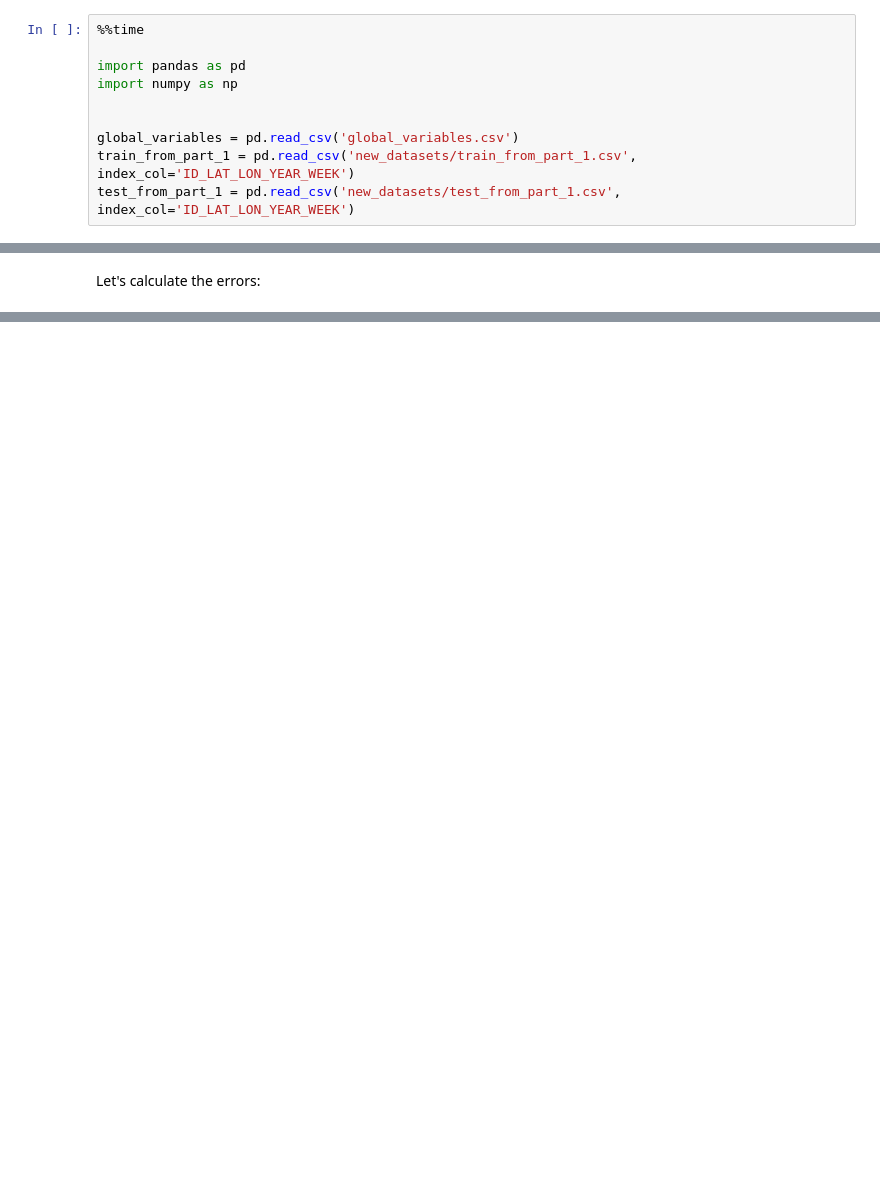
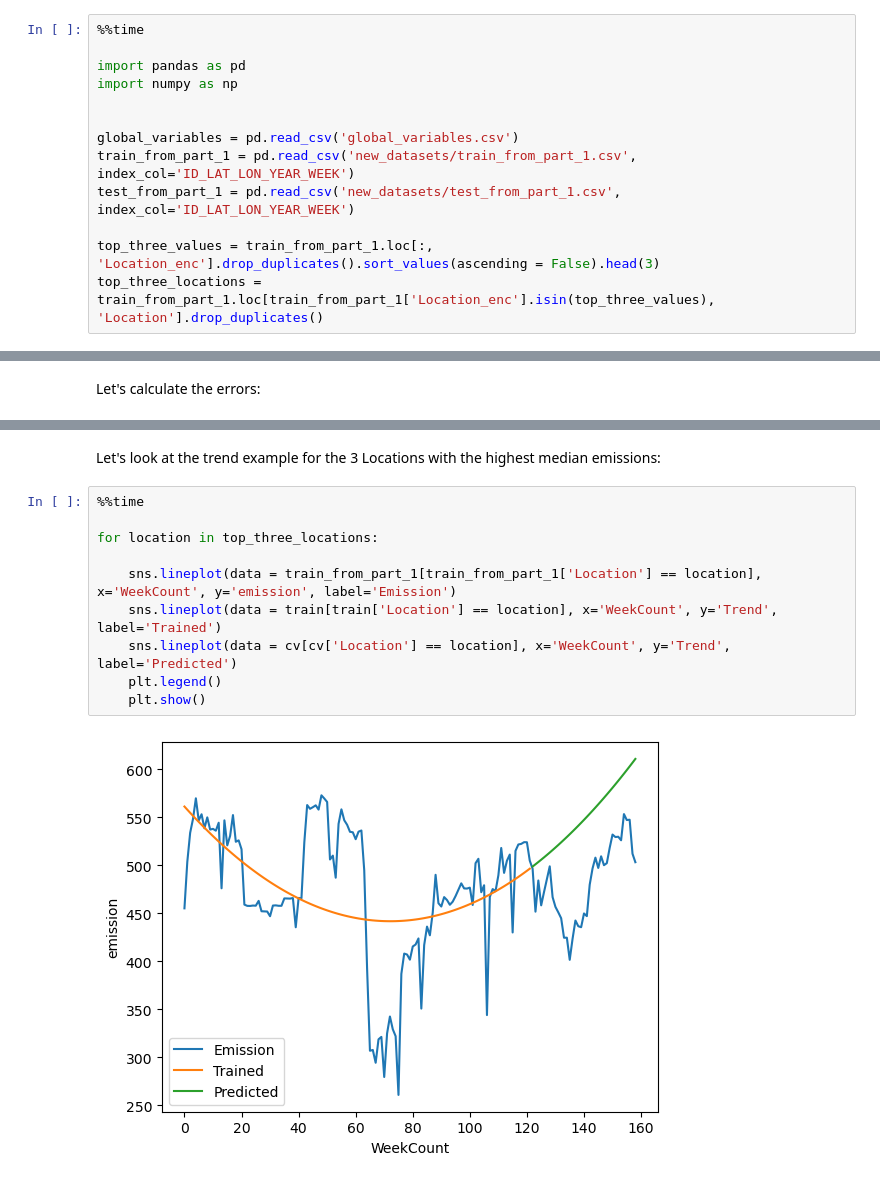
Before and after one commit to NickVasenkov/CO2-Emissions, a Jupyter notebook: CO2 Emissions 2.ipynb, the cells around one changed output, grey strips where cells are left out. Cells and saved outputs as stored; diff of their text form; blank space fills up the shorter version.

```diff
--- a/CO2 Emissions 2.ipynb
+++ b/CO2 Emissions 2.ipynb
@@ -10,4 +10,7 @@ import numpy as np
 global_variables = pd.read_csv('global_variables.csv')
 train_from_part_1 = pd.read_csv('new_datasets/train_from_part_1.csv', index_col='ID_LAT_LON_YEAR_WEEK')
 test_from_part_1 = pd.read_csv('new_datasets/test_from_part_1.csv', index_col='ID_LAT_LON_YEAR_WEEK')
+
+top_three_values = train_from_part_1.loc[:, 'Location_enc'].drop_duplicates().sort_values(ascending = False).head(3)
+top_three_locations = train_from_part_1.loc[train_from_part_1['Location_enc'].isin(top_three_values), 'Location'].drop_duplicates()
 # %% [output]
@@ -207,0 +258,14 @@ scores_df
+# %% [markdown]
+Let's look at the trend example for the 3 Locations with the highest median emissions:
+# %%
+%%time
+
+for location in top_three_locations:
+
+    sns.lineplot(data = train_from_part_1[train_from_part_1['Location'] == location], x='WeekCount', y='emission', label='Emission')
+    sns.lineplot(data = train[train['Location'] == location], x='WeekCount', y='Trend', label='Trained')
+    sns.lineplot(data = cv[cv['Location'] == location], x='WeekCount', y='Trend', label='Predicted')
+    plt.legend()
+    plt.show()
+# %% [output]
+[figure, added]
```
Also changed, not shown: parts of 26 cells of this notebook, 7 other files.
